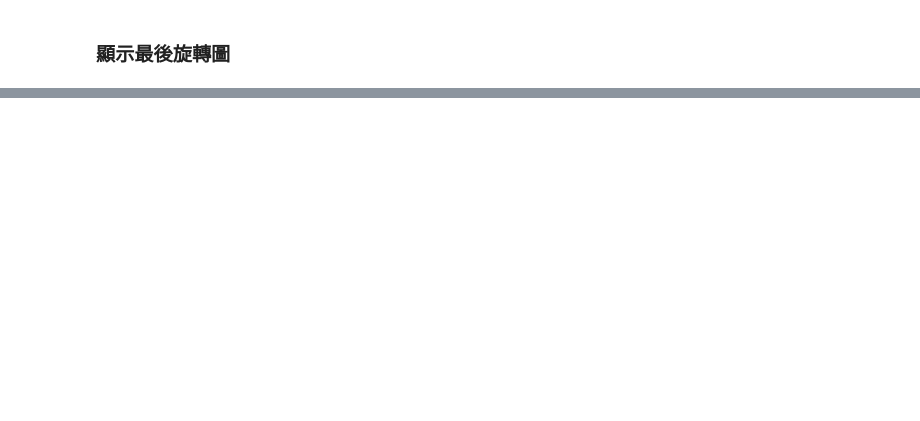
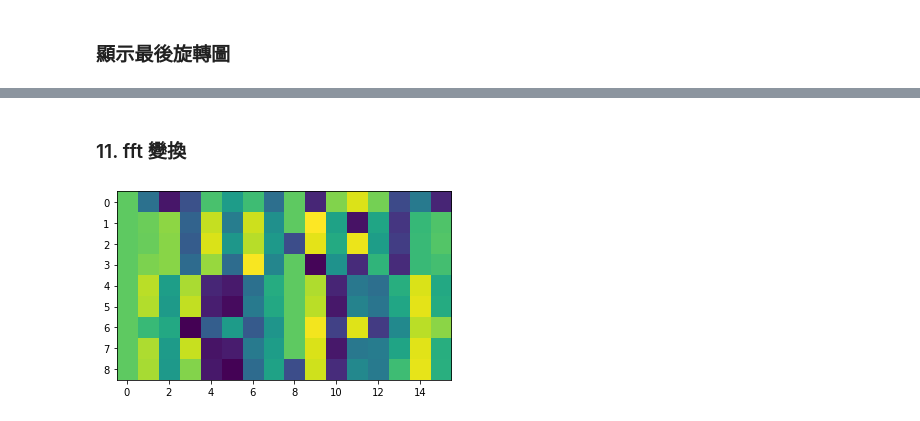
Before and after one commit to itemhsu/absCode2D, a Jupyter notebook: 5.3 rotate estimating.KD .ipynb, the cells around one changed output, grey strips where cells are left out. Cells and saved outputs as stored; diff of their text form; code cells hidden in the pictures; blank space fills up the shorter version.

```diff
--- a/5.3 rotate estimating.KD .ipynb
+++ b/5.3 rotate estimating.KD .ipynb
@@ -140,0 +250,12 @@ plt.imshow(correct_challenge)
+# %% [markdown]
+
+### 11. fft 變換
+# %%
+plt.imshow(cropImg_roll)
+
+cropImg_roll_fft=np.fft.fft(cropImg_roll[peaks])
+cropImg_roll_fft_ang=np.arctan2(cropImg_roll_fft.real,cropImg_roll_fft.imag)*180/np.pi
+if isPlot:
+    plt.imshow(cropImg_roll_fft_ang)
+# %% [output]
+[figure, added]
```
Also changed, not shown: parts of 10 cells of this notebook, 1 other file.
